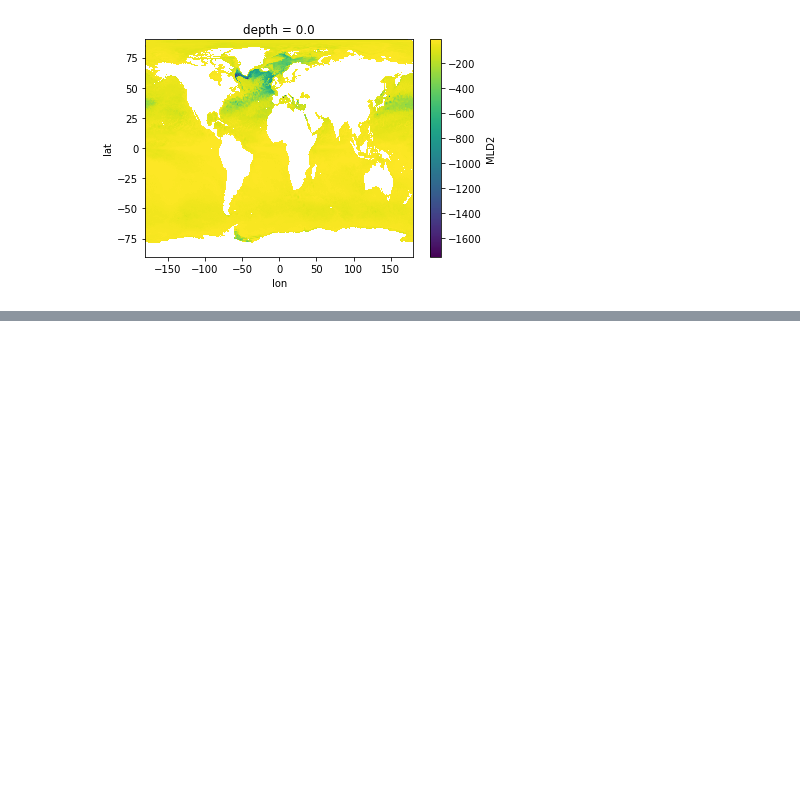
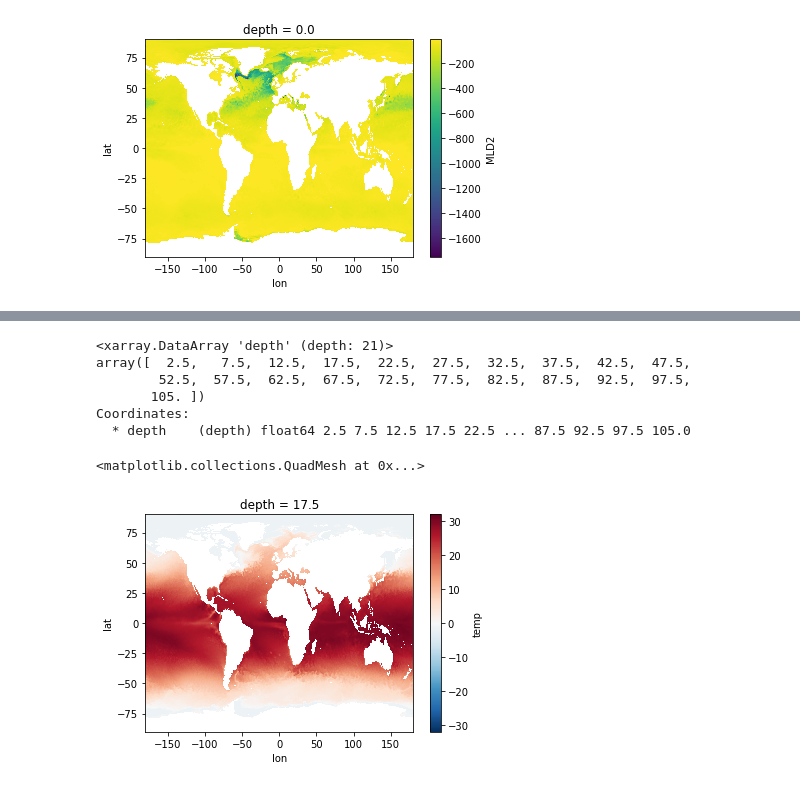
Before and after one commit to nextGEMS/nextGems_Cycle2, a Jupyter notebook: FESOM/plot_compute_interpolated_data_FESOM.ipynb, the cells around one changed output, grey strips where cells are left out. Saved outputs shown, nothing was run; the diff lists cells and outputs as text; code cells hidden in the pictures; blank space fills up the shorter version.

```diff
--- a/FESOM/plot_compute_interpolated_data_FESOM.ipynb
+++ b/FESOM/plot_compute_interpolated_data_FESOM.ipynb
@@ -145,3 +142,7 @@ mean_02.plot()
 # %% [output]
 <matplotlib.collections.QuadMesh at 0x...>
 [figure]
+# %%
+# cat = intake.open_catalog("../catalog.yaml")
+# run = cat.FESOM["tco2559-ng5"]
+data3d = run.interpolated_global_TS.to_dask()
@@ -147,0 +208,16 @@ mean_02.plot()
+# %%
+data3d.depth
+# %% [output]
+<xarray.DataArray 'depth' (depth: 21)>
+array([  2.5,   7.5,  12.5,  17.5,  22.5,  27.5,  32.5,  37.5,  42.5,  47.5,
+        52.5,  57.5,  62.5,  67.5,  72.5,  77.5,  82.5,  87.5,  92.5,  97.5,
+       105. ])
+Coordinates:
+  * depth    (depth) float64 2.5 7.5 12.5 17.5 22.5 ... 87.5 92.5 97.5 105.0
+# %%
+mean_3d_surface = data3d['temp'].sel(depth=17.5).sel(time='2020-02').mean(dim='time').compute()
+# %%
+mean_3d_surface.plot()
+# %% [output]
+<matplotlib.collections.QuadMesh at 0x...>
+[figure, added]
```
Also changed, not shown: parts of 8 cells of this notebook.
